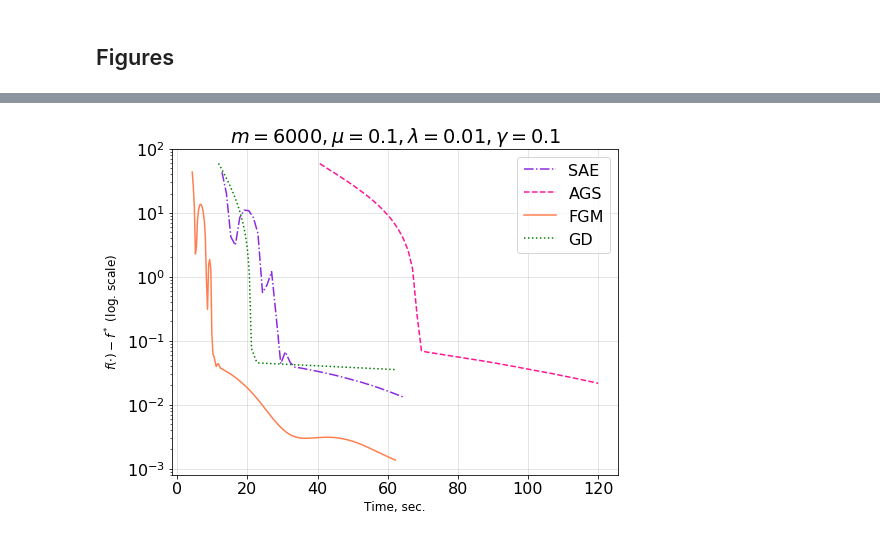
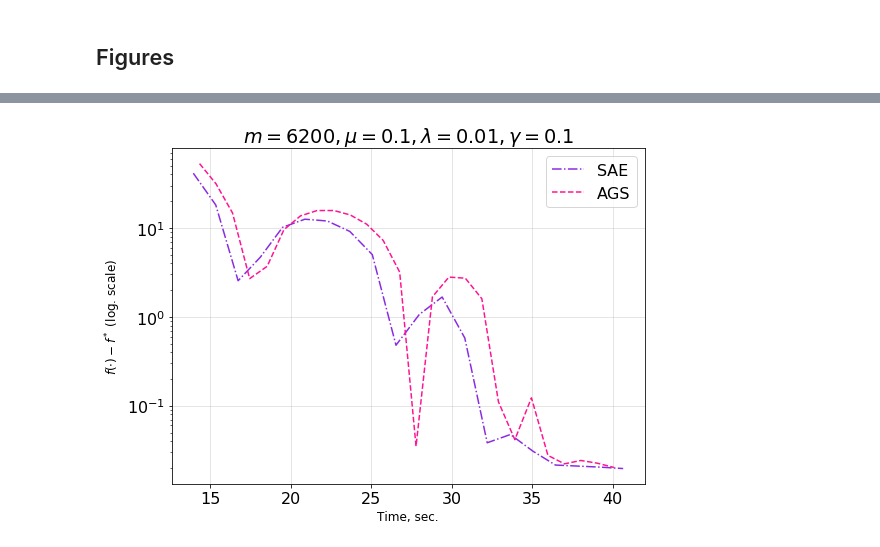
Before and after one commit to dmivilensky/Sliding-for-Kernel-SVM, a Jupyter notebook: kernel_svm_katyusha.ipynb, the cells around one changed output, grey strips where cells are left out. Saved outputs shown, nothing was run; the diff lists cells and outputs as text; code cells hidden in the pictures.

```diff
--- a/kernel_svm_katyusha.ipynb
+++ b/kernel_svm_katyusha.ipynb
@@ -32,7 +33,7 @@ class Timer:
 # %% [markdown]
 ## Problem
 # %%
-MAX_SAMPLES = 6000
+MAX_SAMPLES = 6200
 LAMBDA = 1e-2
 GAMMA = 1e-1
 EPS = 1e-3
@@ -344,7 +345,8 @@ def ProxAG(x_upper, x, T, lam, k, beta, optimize_linear_approx=True, line_approx
 #             dh_calls += dh_calls_
 #         else:
         u = (beta * x + (beta * p + q) * u - dg(u_under) - line_approx_h) / (beta + beta * p + q)
-        dh_calls += 1
+#         dh_calls += 1
+        dg_calls += size
 
         u_tilde += alpha * (u - u_tilde)
 
@@ -370,14 +372,14 @@ def AGS(x_0, K, verbose=True):
 
         with Timer() as t1:
             gamma = 2 / (k + 1)
-            T = int(np.ceil(np.sqrt(1 / MU / L_h)))
+            T = int(np.ceil(np.sqrt(L_g / L_h)))
             lam = 1 if k == 1 else gamma * (T + 1) * (T + 2) / T / (T + 3)
             beta = 3 * L * gamma / (nu * k * lam)
 
             x_under = (1 - gamma) * x_upper + gamma * x
             x, x_tilde, dg_calls_, dh_calls_ = ProxAG(x_upper, x, T, lam, k, beta, line_approx_h=dh(x_under))
 
-        dg_calls += dg_calls_
+        dg_calls += dg_calls_ + size
         dh_calls += dh_calls_ + 1
 
         with Timer() as t2:
@@ -660,24 +633,25 @@ plt.show()
 # %%
 plt.figure(figsize=(8, 6))
 plt.rcParams.update({'font.size': 16})
 
-plt.plot(times_SAE, vals_SAE - f_star, 'blueviolet', label='SAE', ls='-.')
-plt.plot(times_AGS, vals_AGS - f_star, 'deeppink', label='AGS', ls='--')
-plt.plot(times_FGM, vals_FGM - f_star, 'coral', label='FGM', ls='-')
-plt.plot(times_GD, vals_GD - f_star, 'green', label='GD', ls=':')
+plt.plot(times_SAE[:30], vals_SAE[:30] - f_star, 'blueviolet', label='SAE', ls='-.')
+plt.plot(times_AGS[:40], vals_AGS[:40] - f_star, 'deeppink', label='AGS', ls='--')
+# plt.plot(times_FGM, vals_FGM - f_star, 'coral', label='FGM', ls='-')
+# plt.plot(times_GD, vals_GD - f_star, 'green', label='GD', ls=':')
 plt.yscale('log')
 
 plt.grid(alpha=0.4)
 plt.title(f'$m = {MAX_SAMPLES}, \\mu = {MU}, \\lambda = {LAMBDA}, \gamma = {GAMMA}$')
 plt.xlabel('Time, sec.', fontsize=12)
 if f_star != 0.0:
     plt.ylabel('$f(\\cdot) - f^*$ (log. scale)', fontsize=12)
 else:
     plt.ylabel('$f(\\cdot)$ (log. scale)', fontsize=12)
 plt.legend()
+plt.tight_layout()
 
 if SAVE:
     plt.savefig(f'figures/m={MAX_SAMPLES}_mu={MU}_lambda={LAMBDA}_gamma={GAMMA}_time.pdf')
 plt.show()
 # %% [output]
-[figure, old version]
+[figure, new version]
```
Also changed, not shown: parts of 10 cells of this notebook.
